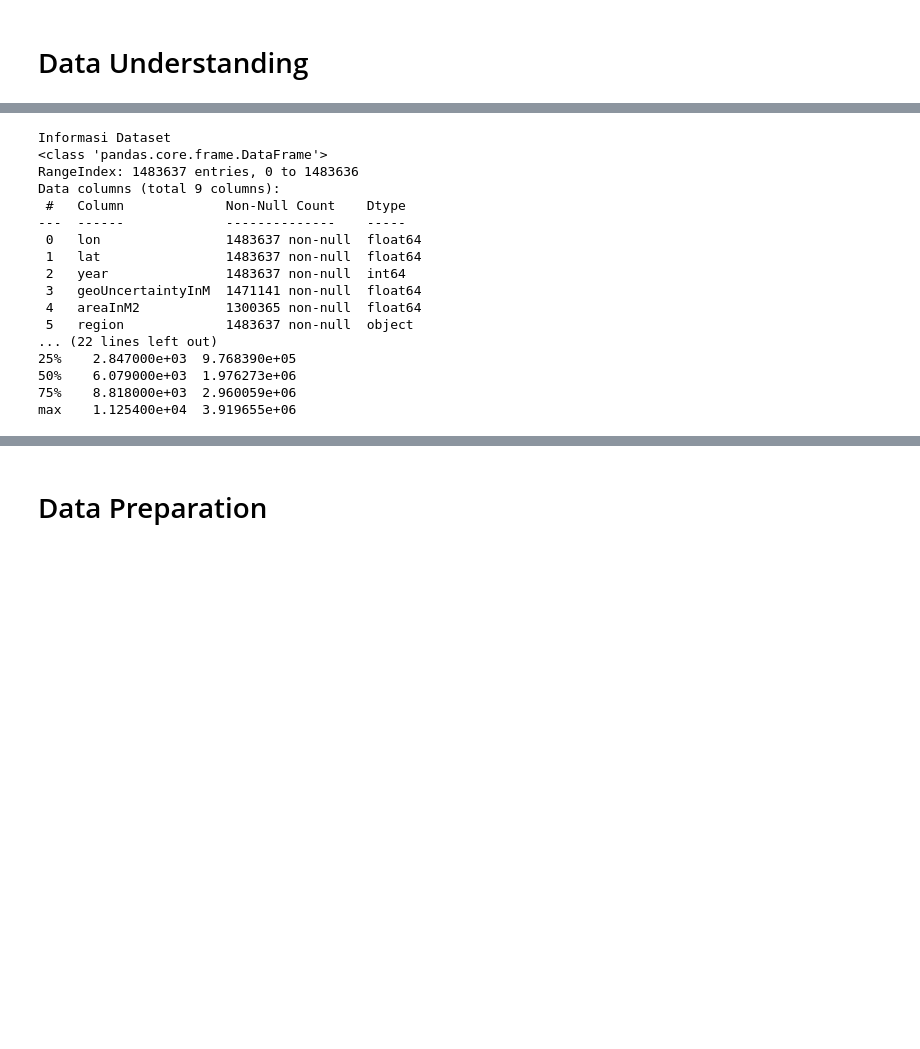
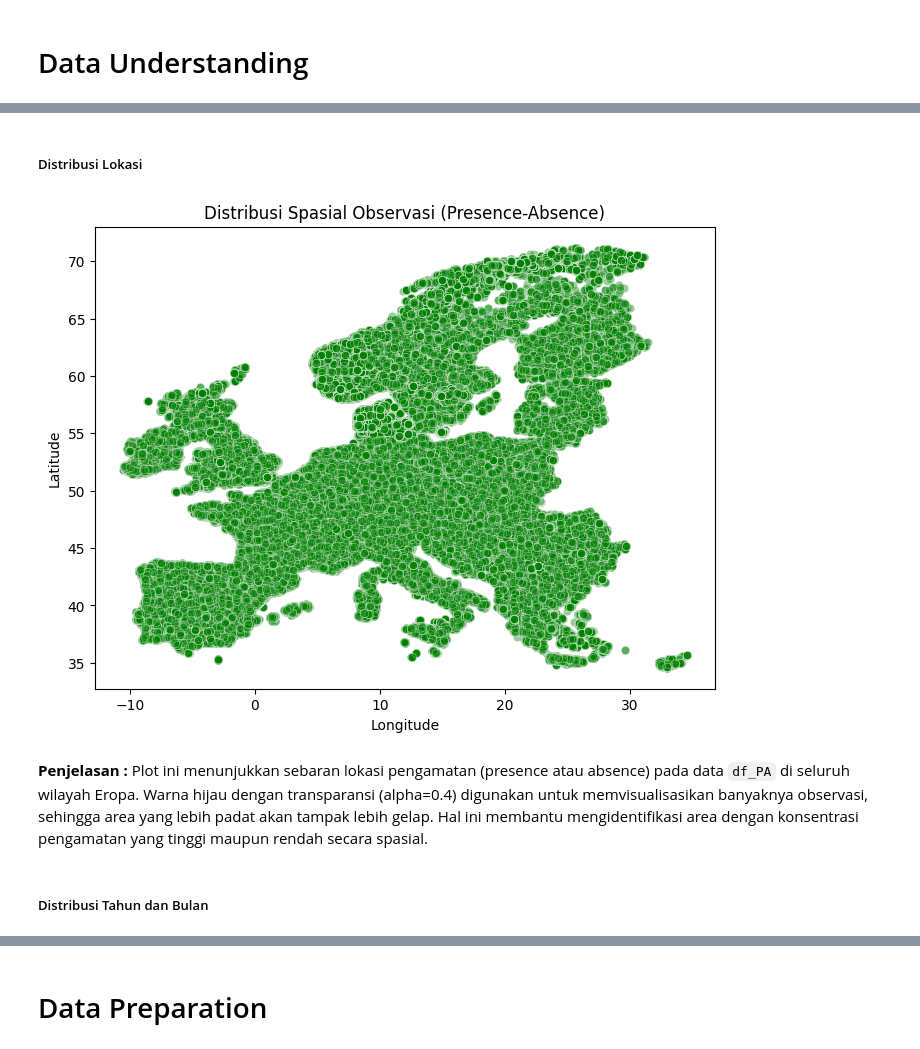
Before and after one commit to herisitompul/DAMI---PROJECT, a Jupyter notebook: DATA PREPARATION.ipynb, the cells around one changed output, grey strips where cells are left out. Cells and saved outputs as stored; diff of their text form; code cells hidden in the pictures; blank space fills up the shorter version.

```diff
--- a/DATA PREPARATION.ipynb
+++ b/DATA PREPARATION.ipynb
@@ -95,23 +136,15 @@ surveyId: 88987 nilai unik
-# %%
-print("Informasi Dataset")
-print(df_PA.info())
-print("nStatistika Deskriptif")
-print(df_PA.describe())
-# %% [output]
-Informasi Dataset
-<class 'pandas.core.frame.DataFrame'>
-RangeIndex: 1483637 entries, 0 to 1483636
-Data columns (total 9 columns):
- #   Column             Non-Null Count    Dtype
----  ------             --------------    -----
- 0   lon                1483637 non-null  float64
- 1   lat                1483637 non-null  float64
- 2   year               1483637 non-null  int64
- 3   geoUncertaintyInM  1471141 non-null  float64
- 4   areaInM2           1300365 non-null  float64
- 5   region             1483637 non-null  object
-... (22 lines left out)
-25%    2.847000e+03  9.768390e+05
-50%    6.079000e+03  1.976273e+06
-75%    8.818000e+03  2.960059e+06
-max    1.125400e+04  3.919655e+06
+# %% [markdown]
+##### Distribusi Lokasi
+# %%
+plt.figure(figsize=(8,6))
+sns.scatterplot(x='lon', y='lat', data=df_PA, alpha=0.4, color='green')
+plt.title('Distribusi Spasial Observasi (Presence-Absence)')
+plt.xlabel('Longitude')
+plt.ylabel('Latitude')
+plt.show()
+# %% [output]
+[figure, added]
+# %% [markdown]
+**Penjelasan :** Plot ini menunjukkan sebaran lokasi pengamatan (presence atau absence) pada data `df_PA` di seluruh wilayah Eropa. Warna hijau dengan transparansi (alpha=0.4) digunakan untuk memvisualisasikan banyaknya observasi, sehingga area yang lebih padat akan tampak lebih gelap. Hal ini membantu mengidentifikasi area dengan konsentrasi pengamatan yang tinggi maupun rendah secara spasial.
+# %% [markdown]
+##### Distribusi Tahun dan Bulan
```
Also changed, not shown: parts of 88 cells of this notebook.
